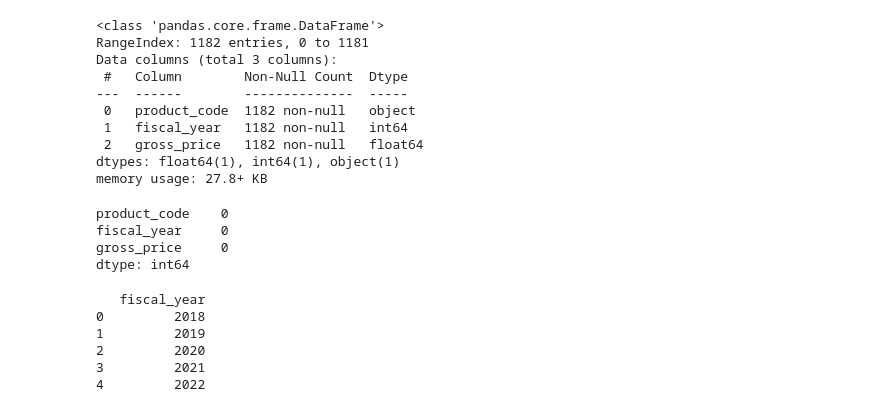
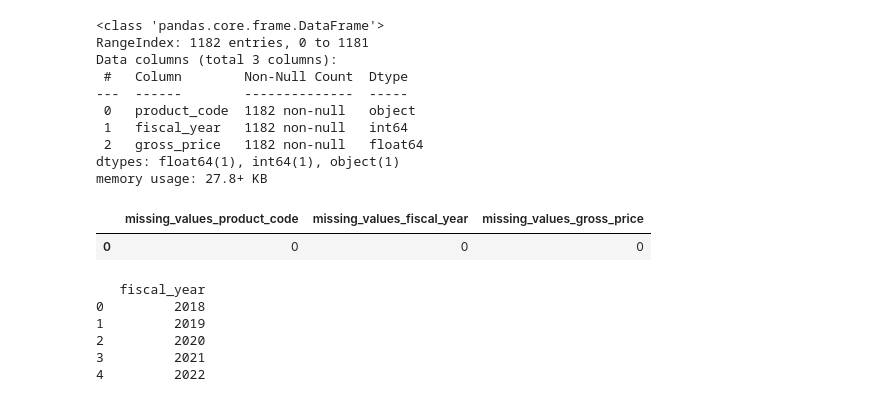
Before and after one commit to CesarChaparro1974/Financial_Analysis_Project, a Jupyter notebook: final_project.ipynb, the cells around one changed output. Saved outputs shown, nothing was run; the diff lists cells and outputs as text; code cells hidden in the pictures.

```diff
--- a/final_project.ipynb
+++ b/final_project.ipynb
@@ -571,14 +584,21 @@ Data columns (total 3 columns):
  2   gross_price   1182 non-null   float64
 dtypes: float64(1), int64(1), object(1)
 memory usage: 27.8+ KB
-# %%
-missing_values_price = fact_gross_price.isnull().sum()
-print(missing_values_price)
-# %% [output]
-product_code    0
-fiscal_year     0
-gross_price     0
-dtype: int64
+# %%
+# checking for missing values
+query = """
+SELECT
+    SUM(CASE WHEN product_code IS NULL THEN 1 ELSE 0 END) AS missing_values_product_code,
+    SUM(CASE WHEN fiscal_year IS NULL THEN 1 ELSE 0 END) AS missing_values_fiscal_year,
+    SUM(CASE WHEN gross_price IS NULL THEN 1 ELSE 0 END) AS missing_values_gross_price
+FROM
+    fact_gross_price;
+"""
+query_missing_price = pd.read_sql_query(query, con)
+query_missing_price
+# %% [output]
+|  | missing_values_product_code | missing_values_fiscal_year | missing_values_gross_price |
+| 0 | 0 | 0 | 0 |
 # %%
 # query to get unique values from the fiscal_year column
 year_query = """
```
Also changed, not shown: parts of 50 cells of this notebook, 1 other file.
